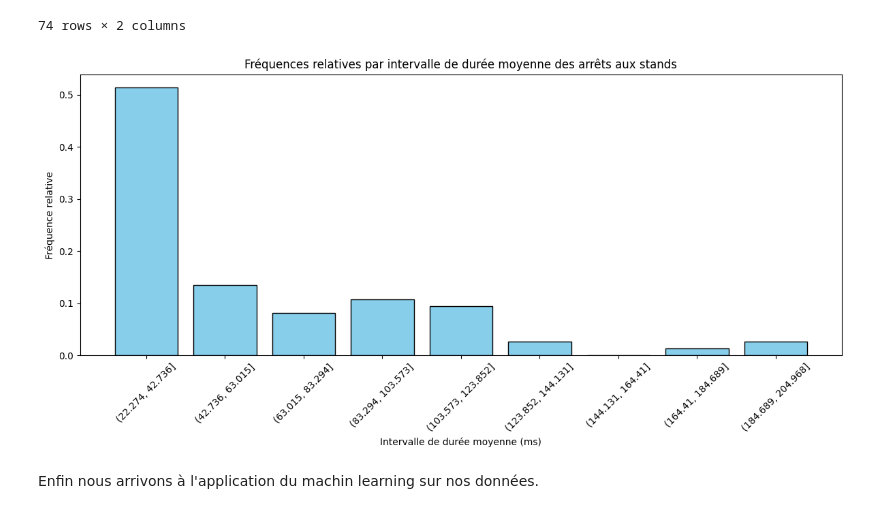
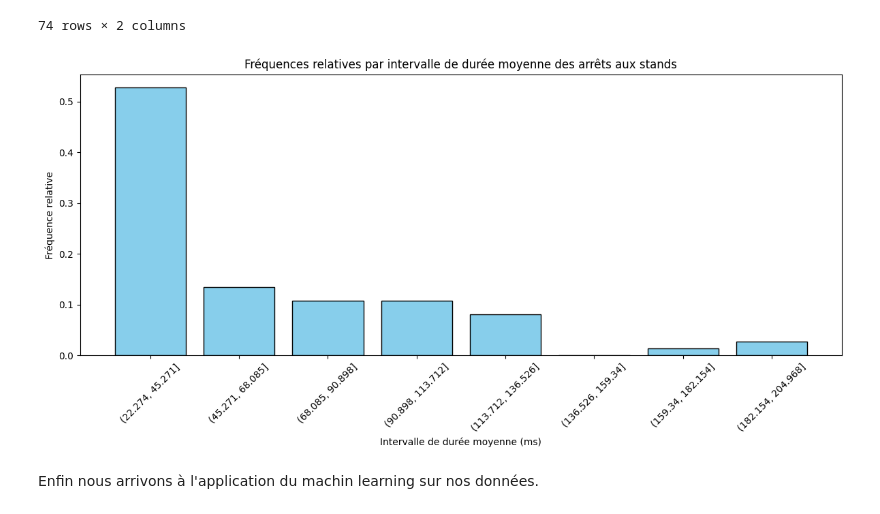
Before and after one commit to OzeelCharles/projet_info2, a Jupyter notebook: Notebook_final.ipynb, the cells around one changed output. Saved outputs shown, nothing was run; the diff lists cells and outputs as text; code cells hidden in the pictures.

```diff
--- a/Notebook_final.ipynb
+++ b/Notebook_final.ipynb
@@ -228,8 +215,8 @@ charles.classement_mean_stop_drivers(pit_stops, drivers)
 | 41 | mazepin | 204.967645 |
 74 rows × 2 columns
 # %%
-charles.plot_duration_mean_distribution(pit_stops, drivers, 9)
+charles.plot_duration_mean_distribution(pit_stops, drivers, 8)
 # %% [output]
-[figure, old version]
+[figure, new version]
 # %% [markdown]
 Enfin nous arrivons à l'application du machin learning sur nos données.
```
Also changed, not shown: parts of 8 cells of this notebook, 1 other file.
